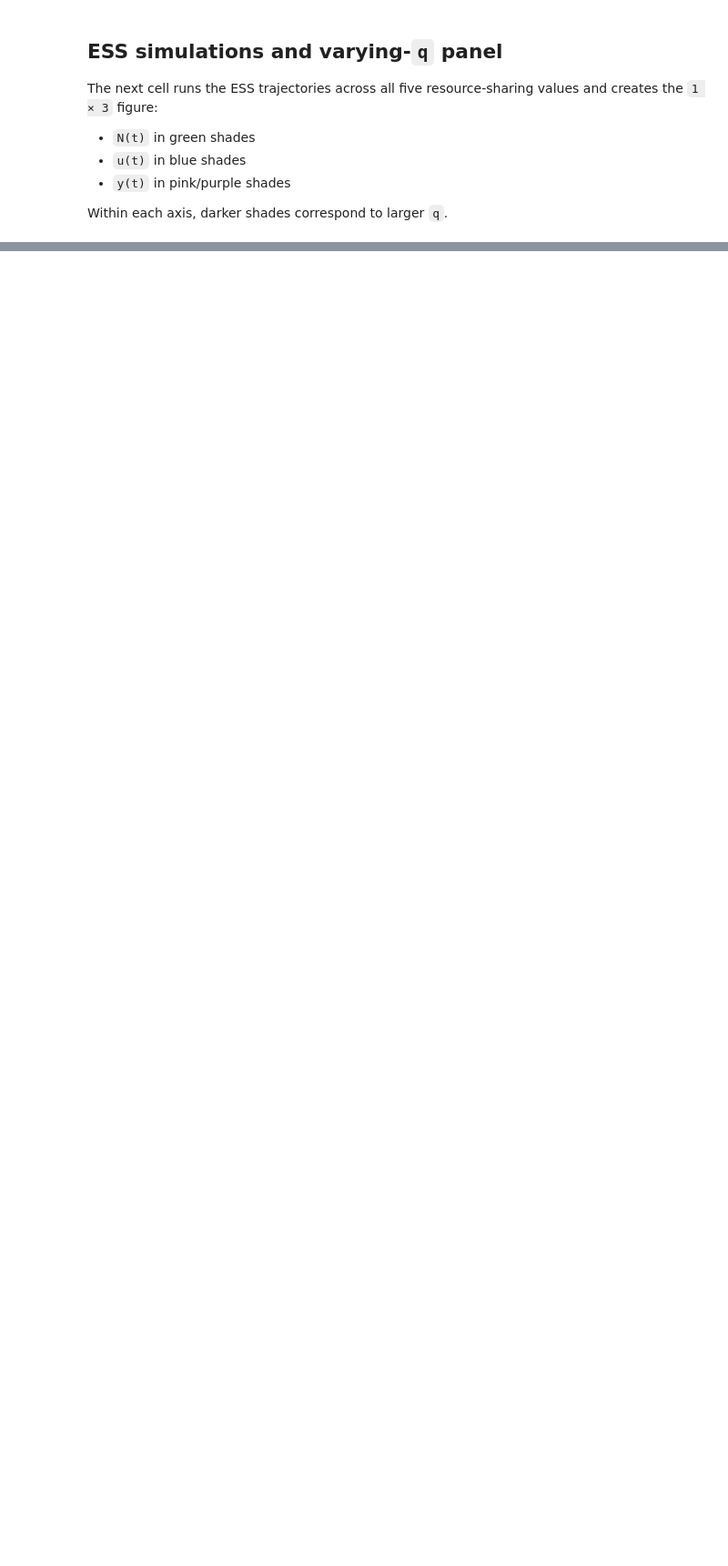
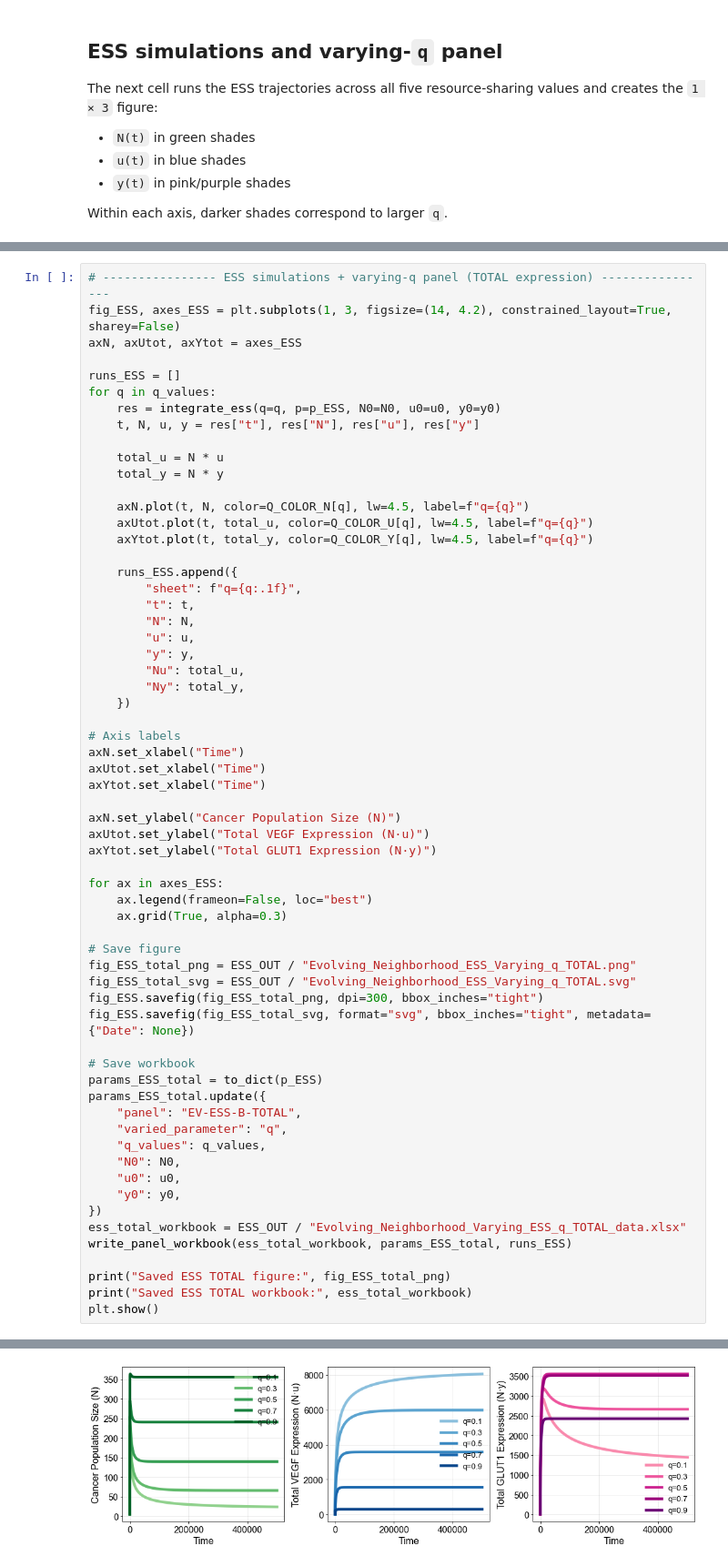
Before and after one commit to rbhattacharya49/vegf-glut1-coadaptation, a Jupyter notebook: Dynamic-Neighborhood-Simulations.ipynb, the cells around one changed output, grey strips where cells are left out. Shown at 91% size. Drawn from its saved outputs; the diff is of its cells as text; blank space fills up the shorter version.

```diff
--- a/Dynamic-Neighborhood-Simulations.ipynb
+++ b/Dynamic-Neighborhood-Simulations.ipynb
@@ -293,0 +294,63 @@ Saved ESS workbook: /mnt/data/outputs/evolving_neighborhoods/ESS_dynamics/short_
+# %%
+# ---------------- ESS simulations + varying-q panel (TOTAL expression) ----------------
+fig_ESS, axes_ESS = plt.subplots(1, 3, figsize=(14, 4.2), constrained_layout=True, sharey=False)
+axN, axUtot, axYtot = axes_ESS
+
+runs_ESS = []
+for q in q_values:
+    res = integrate_ess(q=q, p=p_ESS, N0=N0, u0=u0, y0=y0)
+    t, N, u, y = res["t"], res["N"], res["u"], res["y"]
+
+    total_u = N * u
+    total_y = N * y
+
+    axN.plot(t, N, color=Q_COLOR_N[q], lw=4.5, label=f"q={q}")
+    axUtot.plot(t, total_u, color=Q_COLOR_U[q], lw=4.5, label=f"q={q}")
+    axYtot.plot(t, total_y, color=Q_COLOR_Y[q], lw=4.5, label=f"q={q}")
+
+    runs_ESS.append({
+        "sheet": f"q={q:.1f}",
+        "t": t,
+        "N": N,
+        "u": u,
+        "y": y,
+        "Nu": total_u,
+        "Ny": total_y,
+    })
+
+# Axis labels
+axN.set_xlabel("Time")
+axUtot.set_xlabel("Time")
+axYtot.set_xlabel("Time")
+
+axN.set_ylabel("Cancer Population Size (N)")
+axUtot.set_ylabel("Total VEGF Expression (N·u)")
+axYtot.set_ylabel("Total GLUT1 Expression (N·y)")
+
+for ax in axes_ESS:
+    ax.legend(frameon=False, loc="best")
+    ax.grid(True, alpha=0.3)
+
+# Save figure
+fig_ESS_total_png = ESS_OUT / "Evolving_Neighborhood_ESS_Varying_q_TOTAL.png"
+fig_ESS_total_svg = ESS_OUT / "Evolving_Neighborhood_ESS_Varying_q_TOTAL.svg"
+fig_ESS.savefig(fig_ESS_total_png, dpi=300, bbox_inches="tight")
+fig_ESS.savefig(fig_ESS_total_svg, format="svg", bbox_inches="tight", metadata={"Date": None})
+
+# Save workbook
+params_ESS_total = to_dict(p_ESS)
+params_ESS_total.update({
+    "panel": "EV-ESS-B-TOTAL",
+    "varied_parameter": "q",
+    "q_values": q_values,
+    "N0": N0,
+    "u0": u0,
+    "y0": y0,
+})
+ess_total_workbook = ESS_OUT / "Evolving_Neighborhood_Varying_ESS_q_TOTAL_data.xlsx"
+write_panel_workbook(ess_total_workbook, params_ESS_total, runs_ESS)
+
+print("Saved ESS TOTAL figure:", fig_ESS_total_png)
+print("Saved ESS TOTAL workbook:", ess_total_workbook)
+plt.show()
+# %% [output]
@@ -294,3 +359,4 @@ Saved ESS workbook: /mnt/data/outputs/evolving_neighborhoods/ESS_dynamics/short_
+[figure, added]
 # %% [markdown]
 
 ## Team Optimum panel
```
Also changed, not shown: parts of 6 cells of this notebook, 2 other files.
